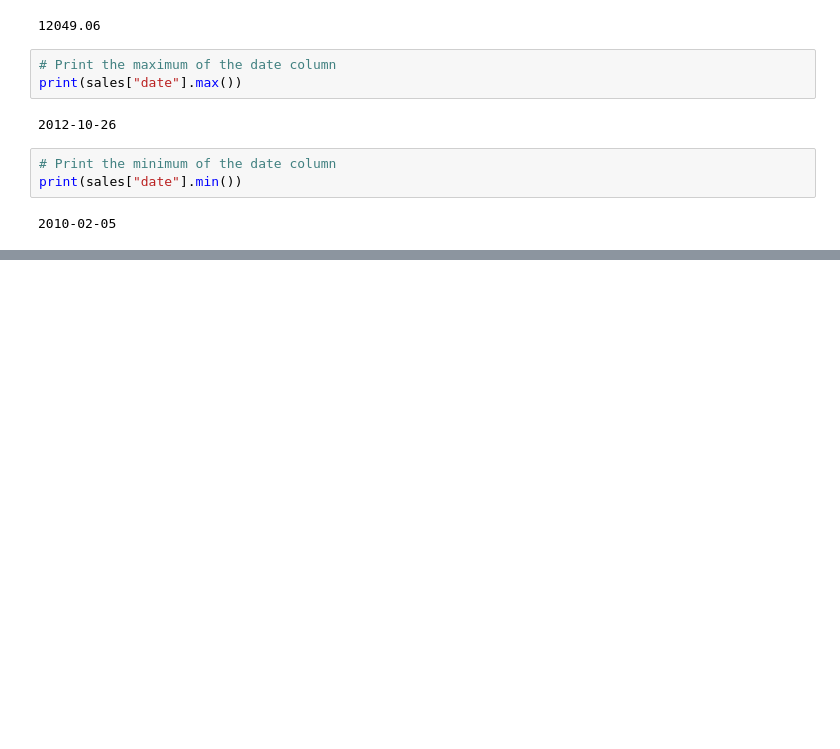
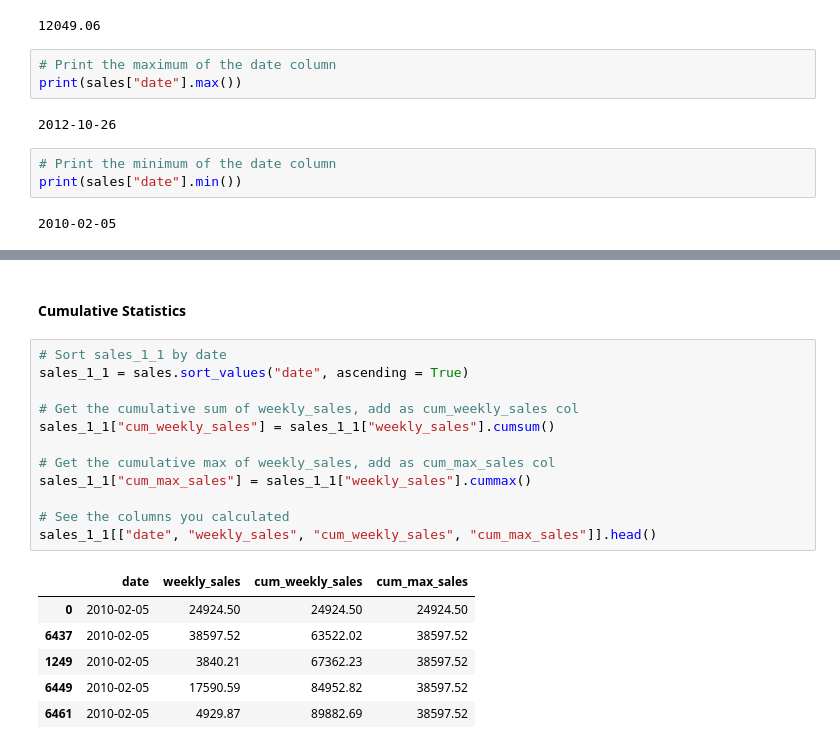
Before and after one commit to ishtiakrongon/Datacamp-Data_manipulation_with_pandas, a Jupyter notebook: data manipulation with pandas.ipynb, the cells around one changed output, grey strips where cells are left out. Cells and saved outputs as stored; diff of their text form; blank space fills up the shorter version.

```diff
--- a/data manipulation with pandas.ipynb
+++ b/data manipulation with pandas.ipynb
@@ -376,0 +403,21 @@ print(sales["date"].min())
+# %% [markdown]
+#### Cumulative Statistics
+# %%
+# Sort sales_1_1 by date
+sales_1_1 = sales.sort_values("date", ascending = True)
+
+# Get the cumulative sum of weekly_sales, add as cum_weekly_sales col
+sales_1_1["cum_weekly_sales"] = sales_1_1["weekly_sales"].cumsum()
+
+# Get the cumulative max of weekly_sales, add as cum_max_sales col
+sales_1_1["cum_max_sales"] = sales_1_1["weekly_sales"].cummax()
+
+# See the columns you calculated
+sales_1_1[["date", "weekly_sales", "cum_weekly_sales", "cum_max_sales"]].head()
+# %% [output]
+|  | date | weekly_sales | cum_weekly_sales | cum_max_sales |
+| 0 | 2010-02-05 | 24924.50 | 24924.50 | 24924.50 |
+| 6437 | 2010-02-05 | 38597.52 | 63522.02 | 38597.52 |
+| 1249 | 2010-02-05 | 3840.21 | 67362.23 | 38597.52 |
+| 6449 | 2010-02-05 | 17590.59 | 84952.82 | 38597.52 |
+| 6461 | 2010-02-05 | 4929.87 | 89882.69 | 38597.52 |
```
Also changed, not shown: parts of 3 cells of this notebook.
